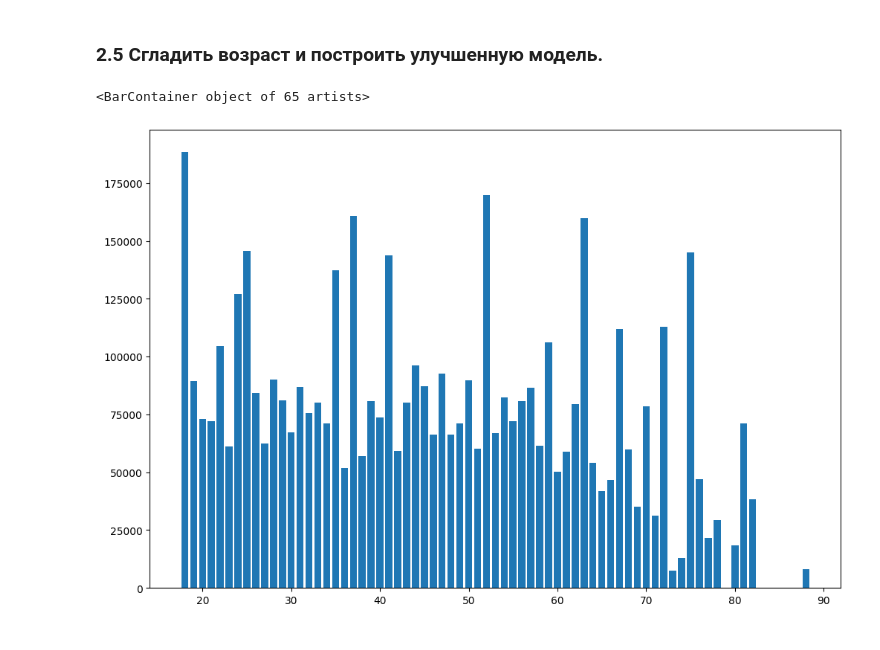
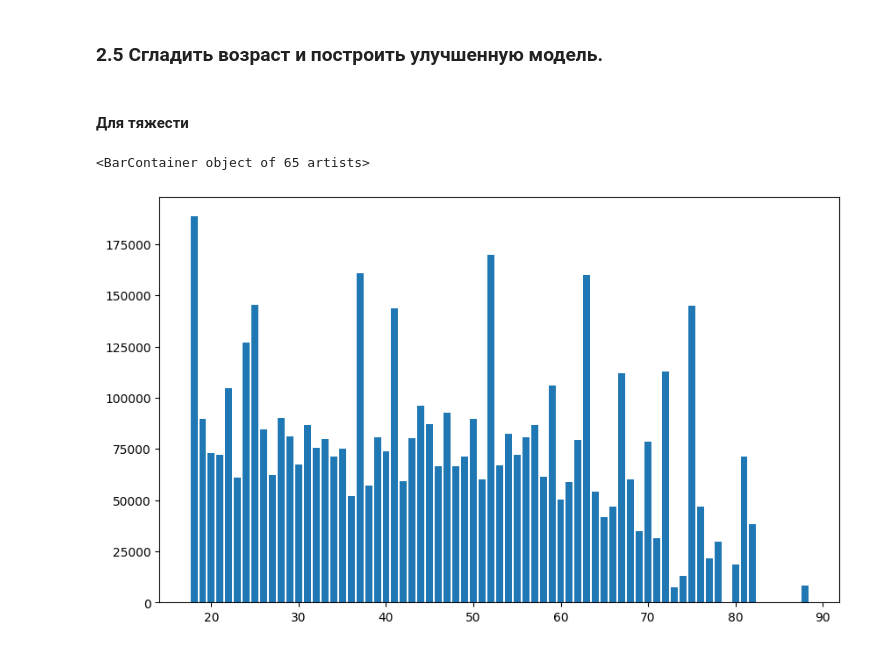
Before and after one commit to antroped/BDAktuarki, a Jupyter notebook: 167.ipynb, the cells around one changed output. Drawn from its saved outputs; the diff is of its cells as text; code cells hidden in the pictures.

```diff
--- a/167.ipynb
+++ b/167.ipynb
@@ -746,5 +751,7 @@ print(f'Кол-во уникальных значений в сумме выпл
 # print(res.summary())
 # %% [markdown]
 ### 2.5	Сгладить возраст и построить улучшенную модель.
+# %% [markdown]
+#### Для тяжести
 # %%
 df = pd.read_csv('final_df_severity.csv').drop(['Unnamed: 0'], axis=1)
@@ -758,9 +761,9 @@ y_train, y_valid, y_test = df[train]['PAY_AMT_sum'], df[valid]['PAY_AMT_sum'], d
 # %%
 # Посмотрим на распределение средней выплаты по возрасту
-group = df[train][['MIN_DRIVER_AGE', 'PAY_AMT_sum']].groupby('MIN_DRIVER_AGE').mean()
+group = df[train & (df['MIN_DRIVER_AGE'] != -1)][['MIN_DRIVER_AGE', 'PAY_AMT_sum']].groupby('MIN_DRIVER_AGE').mean()
 
-plt.figure(figsize=(12, 8), dpi=100)
+plt.figure(figsize=(10, 6), dpi=100)
 plt.bar(group.index, group['PAY_AMT_sum'])
 # %% [output]
 <BarContainer object of 65 artists>
-[figure, old version]
+[figure, new version]
```
Also changed, not shown: parts of 8 cells of this notebook, 2 other files.
